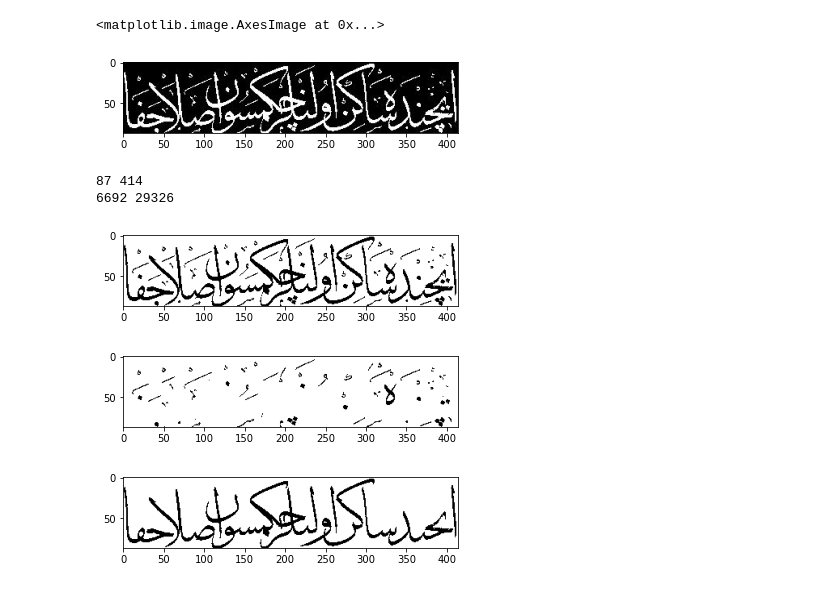
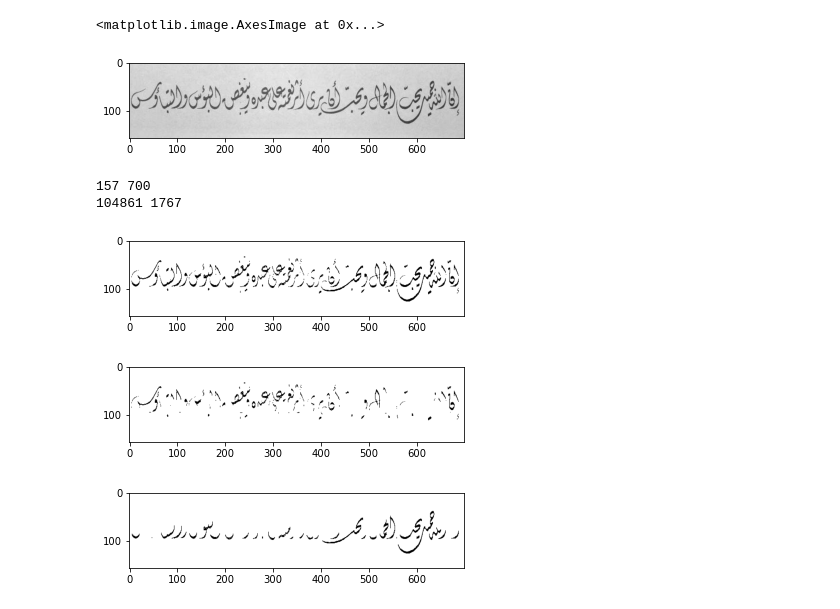
Before and after one commit to abdallahabusedo/Arabico, a Jupyter notebook: Diacritics_Extraction.ipynb, the cells around one changed output. Cells and saved outputs as stored; diff of their text form; code cells hidden in the pictures.

```diff
--- a/Diacritics_Extraction.ipynb
+++ b/Diacritics_Extraction.ipynb
@@ -14,13 +15,13 @@ import cv2 as cv2
 %matplotlib inline
 # %%
-gray = cv2.imread("./ACDB/ACdata_base/5/938.jpg", cv2.IMREAD_GRAYSCALE)
+gray = cv2.imread("./ACDB/ACdata_base/1/0005.jpg", cv2.IMREAD_GRAYSCALE)
 
 # if len(img.shape)!=2 : gray = cv2.cvtColor(img, cv2.COLOR_BGR2GRAY)
 h, w = gray.shape
 plt.imshow(gray, cmap="gray")
 # %% [output]
 <matplotlib.image.AxesImage at 0x...>
-[figure, old version]
+[figure, new version]
 # %%
 _, bw = cv2.threshold(gray, 120, 255, cv2.THRESH_BINARY)
 _, bw2 = cv2.threshold(gray, 100, 255, cv2.THRESH_BINARY_INV)
@@ -44,9 +45,9 @@ if countW > countB:
 plt.imshow(bw, cmap="gray")
 plt.show()
 # %% [output]
-87 414
-6692 29326
+157 700
+104861 1767
-[figure, old version]
+[figure, new version]
 # %%
 
 # make line to connect most large histograms
@@ -72,8 +73,8 @@ img_without_Diacritics = (bw-img_with_Diacritics)*-1
 plt.imshow(img_without_Diacritics, cmap='gray')
 plt.show()
 # %% [output]
-[figure, old version]
+[figure, new version]
-[figure, old version]
+[figure, new version]
 # %%
 Template1 = imread("./1.png", as_gray=True)
 Template2 = imread("./2.png", as_gray=True)
```
Also changed, not shown: parts of 5 cells of this notebook.
